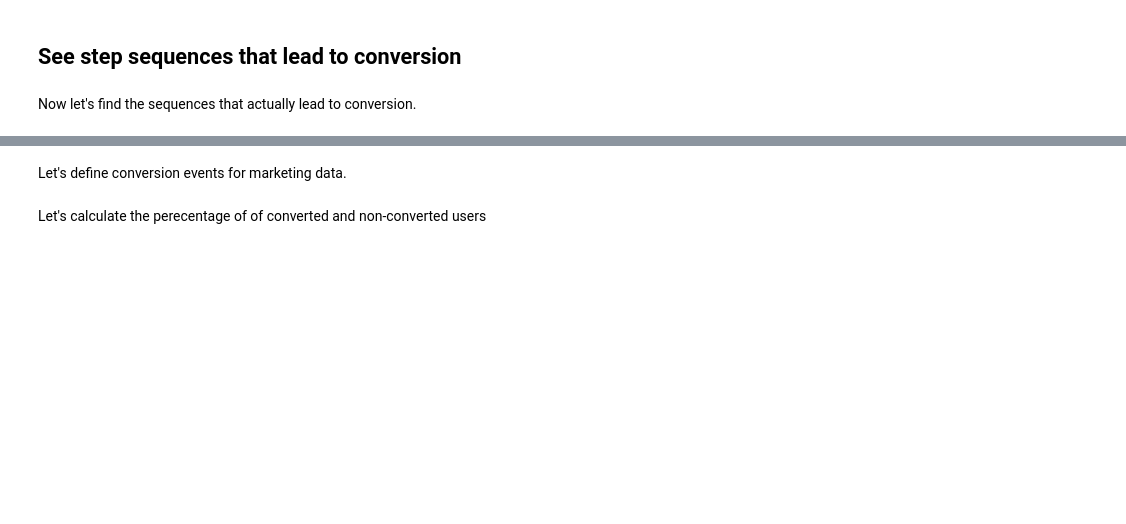
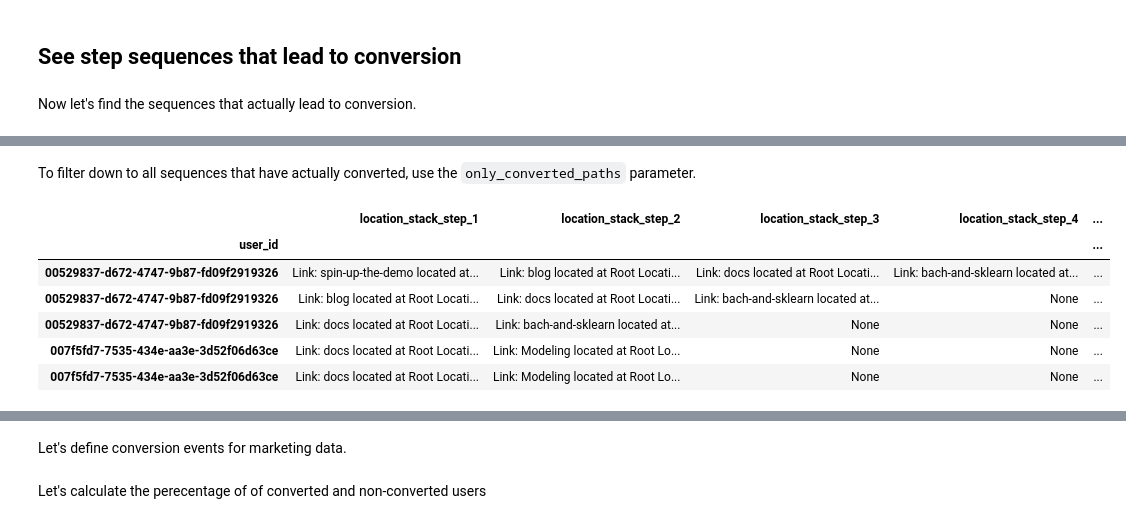
Before and after one commit to jeffamaxey/objectiv-analytics, a Jupyter notebook: notebooks/funnel-discovery.ipynb, the cells around one changed output, grey strips where cells are left out. Drawn from its saved outputs; the diff is of its cells as text; code cells hidden in the pictures; blank space fills up the shorter version.

Commit message:
Conversion sequences

```diff
--- a/notebooks/funnel-discovery.ipynb
+++ b/notebooks/funnel-discovery.ipynb
@@ -155,4 +160,14 @@ df_first_conversion_step.head(10)
+# %% [markdown]
+To filter down to all sequences that have actually converted, use the `only_converted_paths` parameter.
 # %%
-# let's filter steps to first conversion
+# Filter down to all sequences that have actually converted with the `only_converted_paths` param
 df_steps_till_conversion = funnel.get_navigation_paths(df, steps=max_steps, by='user_id', add_conversion_step_column=True, only_converted_paths=True)
-df_steps_till_conversion.head()
+df_steps_till_conversion.head(5)
+# %% [output]
+|  | location_stack_step_1 | location_stack_step_2 | location_stack_step_3 | location_stack_step_4 | ... |
+| user_id |  |  |  |  | ... |
+| 00529837-d672-4747-9b87-fd09f2919326 | Link: spin-up-the-demo located at... | Link: blog located at Root Locati... | Link: docs located at Root Locati... | Link: bach-and-sklearn located at... | ... |
+| 00529837-d672-4747-9b87-fd09f2919326 | Link: blog located at Root Locati... | Link: docs located at Root Locati... | Link: bach-and-sklearn located at... | None | ... |
+| 00529837-d672-4747-9b87-fd09f2919326 | Link: docs located at Root Locati... | Link: bach-and-sklearn located at... | None | None | ... |
+| 007f5fd7-7535-434e-aa3e-3d52f06d63ce | Link: docs located at Root Locati... | Link: Modeling located at Root Lo... | None | None | ... |
+| 007f5fd7-7535-434e-aa3e-3d52f06d63ce | Link: docs located at Root Locati... | Link: Modeling located at Root Lo... | None | None | ... |
```
Also changed, not shown: parts of 25 cells of this notebook.
